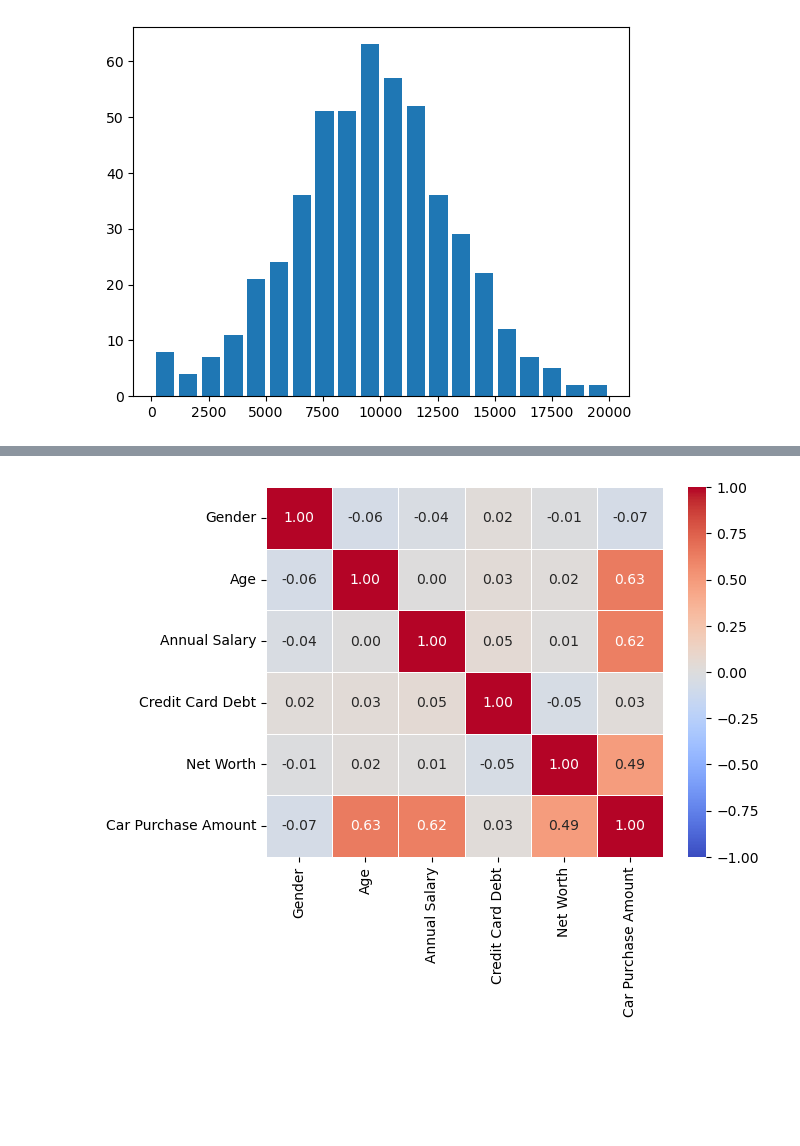
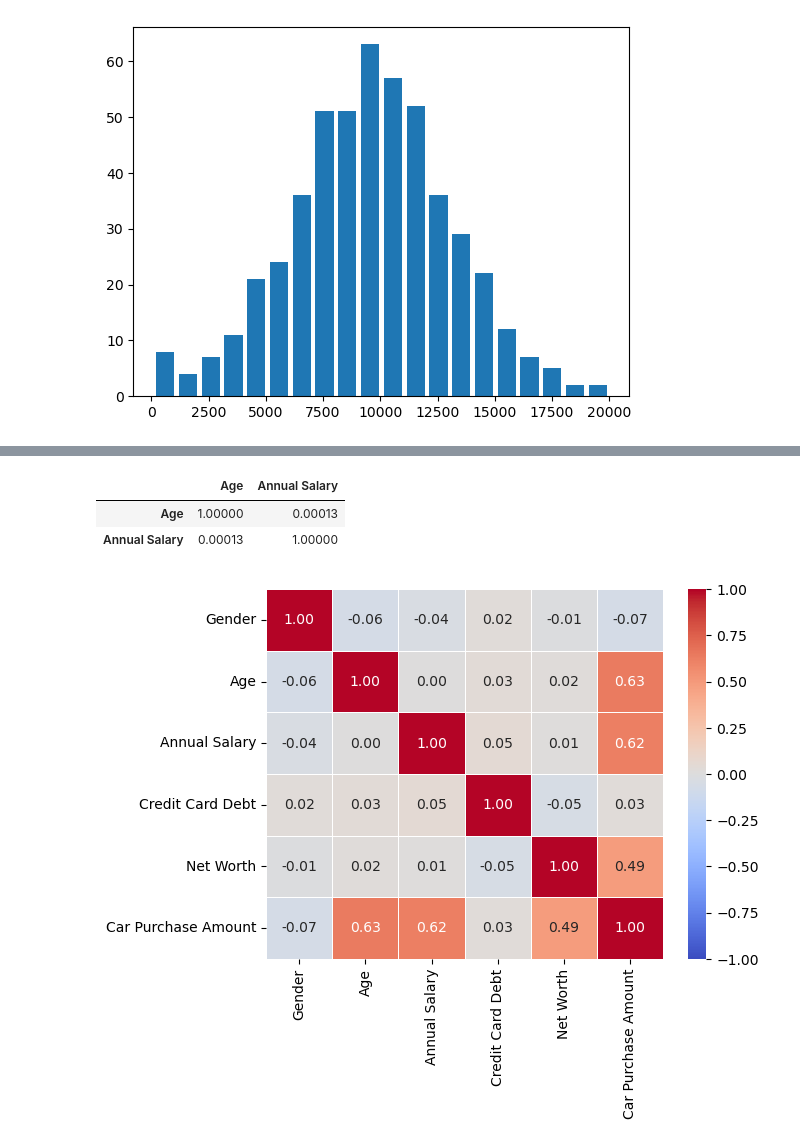
Before and after one commit to JeongUngKim/streamlit_car_price_app, a Jupyter notebook: car_price_app.ipynb, the cells around one changed output, grey strips where cells are left out. Saved outputs shown, nothing was run; the diff lists cells and outputs as text; code cells hidden in the pictures; blank space fills up the shorter version.

```diff
--- a/car_price_app.ipynb
+++ b/car_price_app.ipynb
@@ -108,6 +114,12 @@ df.corr()
 | Credit Card Debt | 0.024193 | 0.034721 | 0.049599 | 1.000000 | -0.049378 | 0.028882 |
 | Net Worth | -0.008395 | 0.020356 | 0.014767 | -0.049378 | 1.000000 | 0.488580 |
 | Car Purchase Amount | -0.066408 | 0.632865 | 0.617862 | 0.028882 | 0.488580 | 1.000000 |
+# %%
+df[['Age','Annual Salary']].corr()
+# %% [output]
+|  | Age | Annual Salary |
+| Age | 1.00000 | 0.00013 |
+| Annual Salary | 0.00013 | 1.00000 |
 # %%
 sb.heatmap(data = df.corr(), annot = True, fmt = '.2f',cmap = 'coolwarm',
             vmin = -1, vmax = 1, linewidths=0.5)
```
Also changed, not shown: parts of 1 cell of this notebook, 3 other files.
